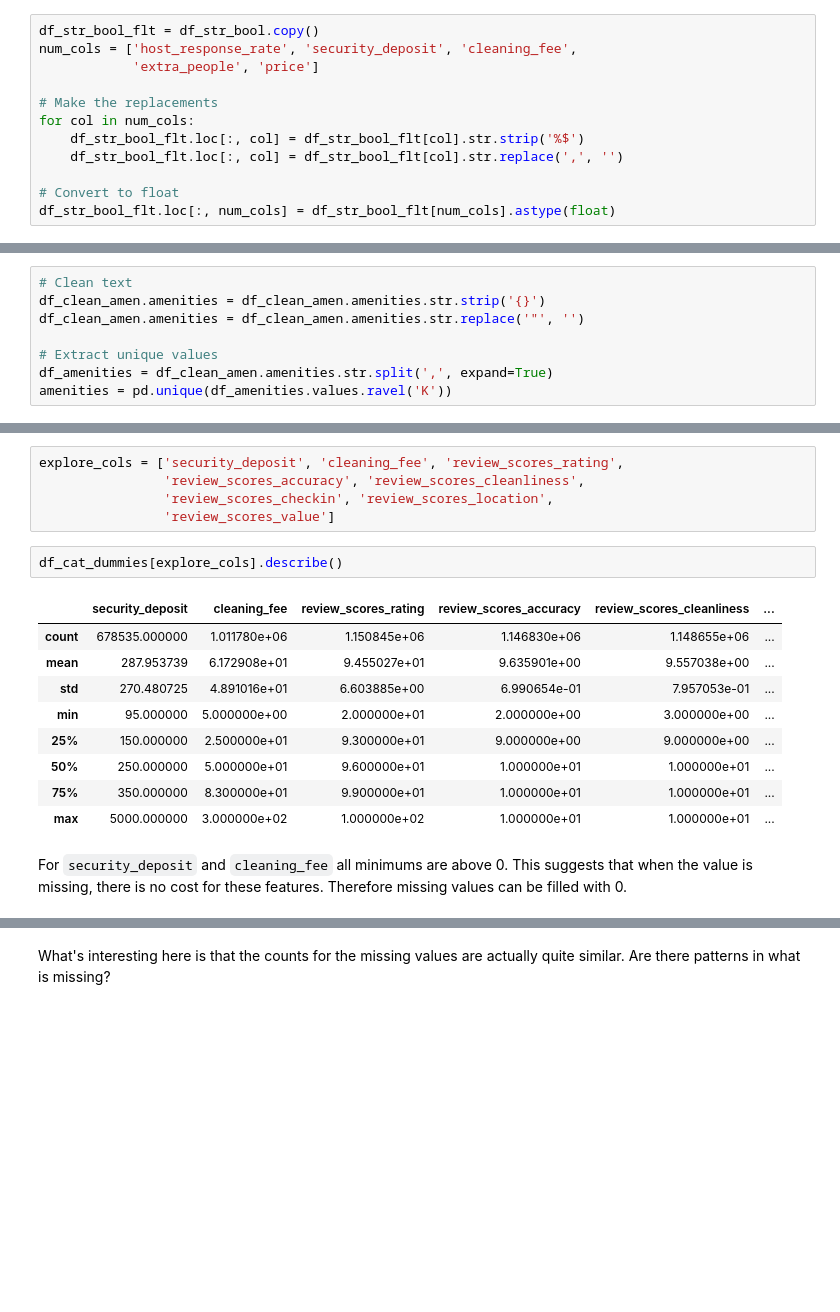
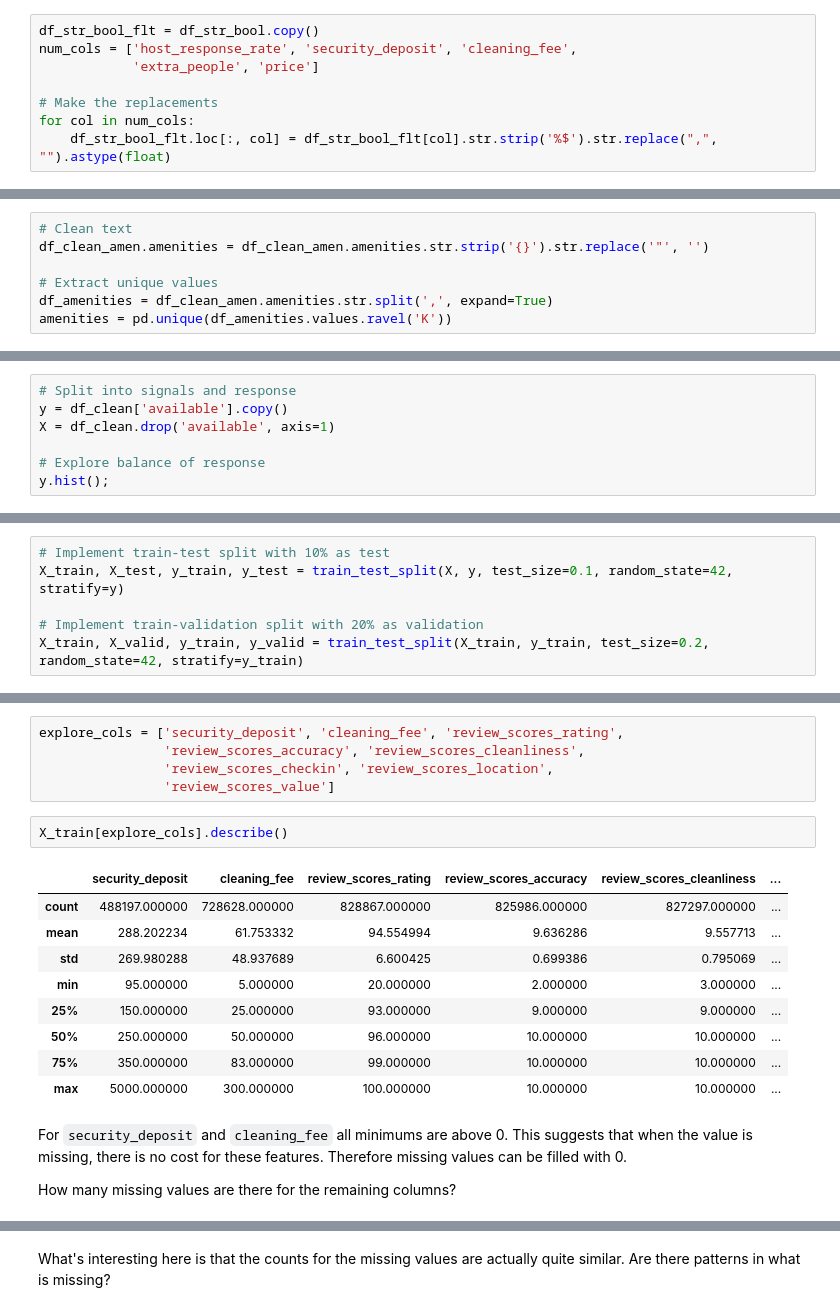
Before and after one commit to rebeccaebarnes/DSND-Project-4, a Jupyter notebook: seattle_airbnb_exploration.ipynb, the cells around one changed output, grey strips where cells are left out. Saved outputs shown, nothing was run; the diff lists cells and outputs as text; blank space fills up the shorter version.

```diff
--- a/seattle_airbnb_exploration.ipynb
+++ b/seattle_airbnb_exploration.ipynb
@@ -965,11 +967,7 @@ num_cols = ['host_response_rate', 'security_deposit', 'cleaning_fee',
 
 # Make the replacements
 for col in num_cols:
-    df_str_bool_flt.loc[:, col] = df_str_bool_flt[col].str.strip('%$')
-    df_str_bool_flt.loc[:, col] = df_str_bool_flt[col].str.replace(',', '')
-
-# Convert to float
-df_str_bool_flt.loc[:, num_cols] = df_str_bool_flt[num_cols].astype(float)
+    df_str_bool_flt.loc[:, col] = df_str_bool_flt[col].str.strip('%$').str.replace(",", "").astype(float)
 # %%
 # Test: Confirm more float columns
 assert (df_str_bool_flt.dtypes == 'float64').sum() \
@@ -1032,8 +1030,7 @@ Name: amenities, dtype: int64
 df_clean_amen = df_dtypes.copy()
 # %%
 # Clean text
-df_clean_amen.amenities = df_clean_amen.amenities.str.strip('{}')
-df_clean_amen.amenities = df_clean_amen.amenities.str.replace('"', '')
+df_clean_amen.amenities = df_clean_amen.amenities.str.strip('{}').str.replace('"', '')
 
 # Extract unique values
 df_amenities = df_clean_amen.amenities.str.split(',', expand=True)
@@ -1112,0 +1115,7 @@ This concludes the data cleaning. It is now time to move on to feature engineeri
+# %%
+# Split into signals and response
+y = df_clean['available'].copy()
+X = df_clean.drop('available', axis=1)
+
+# Explore balance of response
+y.hist();
@@ -1112,0 +1128,6 @@ This concludes the data cleaning. It is now time to move on to feature engineeri
+# %%
+# Implement train-test split with 10% as test
+X_train, X_test, y_train, y_test = train_test_split(X, y, test_size=0.1, random_state=42, stratify=y)
+
+# Implement train-validation split with 20% as validation
+X_train, X_valid, y_train, y_valid = train_test_split(X_train, y_train, test_size=0.2, random_state=42, stratify=y_train)
@@ -1130,17 +1365,19 @@ explore_cols = ['security_deposit', 'cleaning_fee', 'review_scores_rating',
                 'review_scores_checkin', 'review_scores_location',
                 'review_scores_value']
 # %%
-df_cat_dummies[explore_cols].describe()
+X_train[explore_cols].describe()
 # %% [output]
 |  | security_deposit | cleaning_fee | review_scores_rating | review_scores_accuracy | review_scores_cleanliness | ... |
-| count | 678535.000000 | 1.011780e+06 | 1.150845e+06 | 1.146830e+06 | 1.148655e+06 | ... |
-| mean | 287.953739 | 6.172908e+01 | 9.455027e+01 | 9.635901e+00 | 9.557038e+00 | ... |
-| std | 270.480725 | 4.891016e+01 | 6.603885e+00 | 6.990654e-01 | 7.957053e-01 | ... |
-| min | 95.000000 | 5.000000e+00 | 2.000000e+01 | 2.000000e+00 | 3.000000e+00 | ... |
-| 25% | 150.000000 | 2.500000e+01 | 9.300000e+01 | 9.000000e+00 | 9.000000e+00 | ... |
-| 50% | 250.000000 | 5.000000e+01 | 9.600000e+01 | 1.000000e+01 | 1.000000e+01 | ... |
-| 75% | 350.000000 | 8.300000e+01 | 9.900000e+01 | 1.000000e+01 | 1.000000e+01 | ... |
-| max | 5000.000000 | 3.000000e+02 | 1.000000e+02 | 1.000000e+01 | 1.000000e+01 | ... |
+| count | 488197.000000 | 728628.000000 | 828867.000000 | 825986.000000 | 827297.000000 | ... |
+| mean | 288.202234 | 61.753332 | 94.554994 | 9.636286 | 9.557713 | ... |
+| std | 269.980288 | 48.937689 | 6.600425 | 0.699386 | 0.795069 | ... |
+| min | 95.000000 | 5.000000 | 20.000000 | 2.000000 | 3.000000 | ... |
+| 25% | 150.000000 | 25.000000 | 93.000000 | 9.000000 | 9.000000 | ... |
+| 50% | 250.000000 | 50.000000 | 96.000000 | 10.000000 | 10.000000 | ... |
+| 75% | 350.000000 | 83.000000 | 99.000000 | 10.000000 | 10.000000 | ... |
+| max | 5000.000000 | 300.000000 | 100.000000 | 10.000000 | 10.000000 | ... |
 # %% [markdown]
 For `security_deposit` and `cleaning_fee` all minimums are above 0. This suggests that when the value is missing, there is no cost for these features. Therefore missing values can be filled with 0.
+
+How many missing values are there for the remaining columns?
 # %%
```
Also changed, not shown: parts of 35 cells of this notebook.
